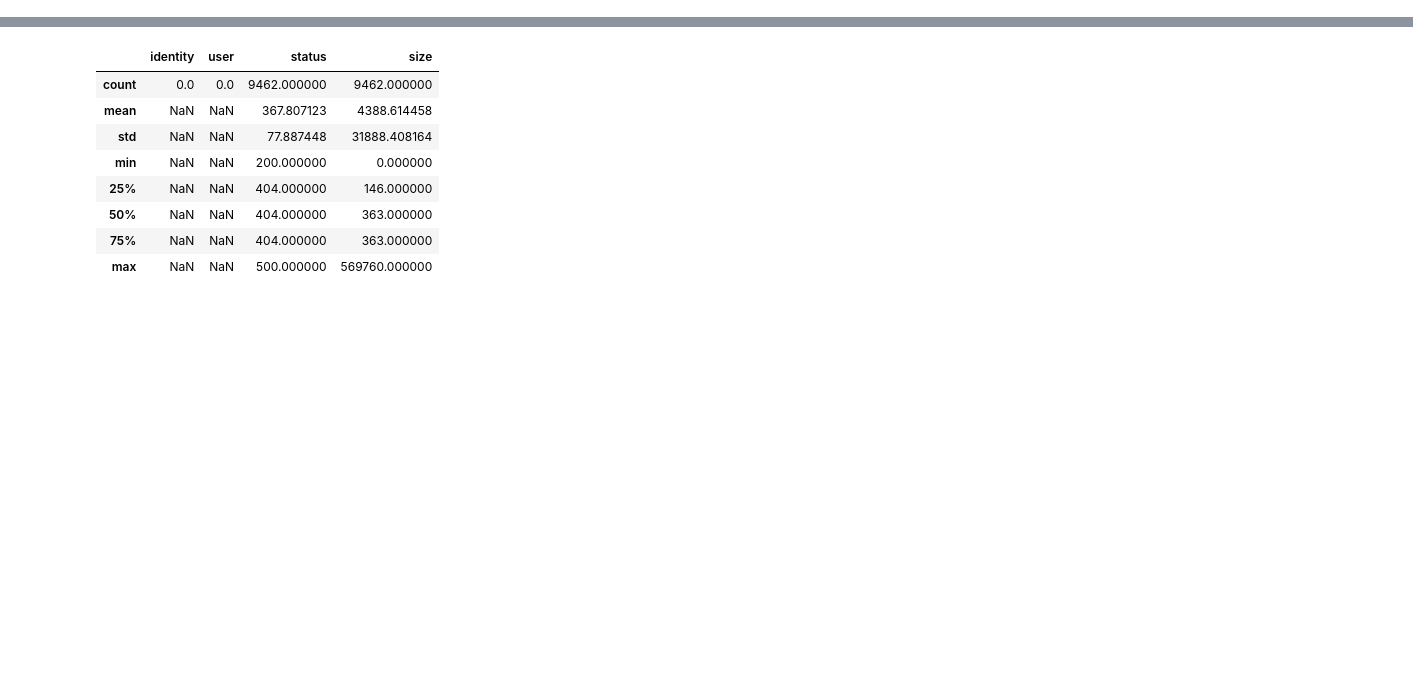
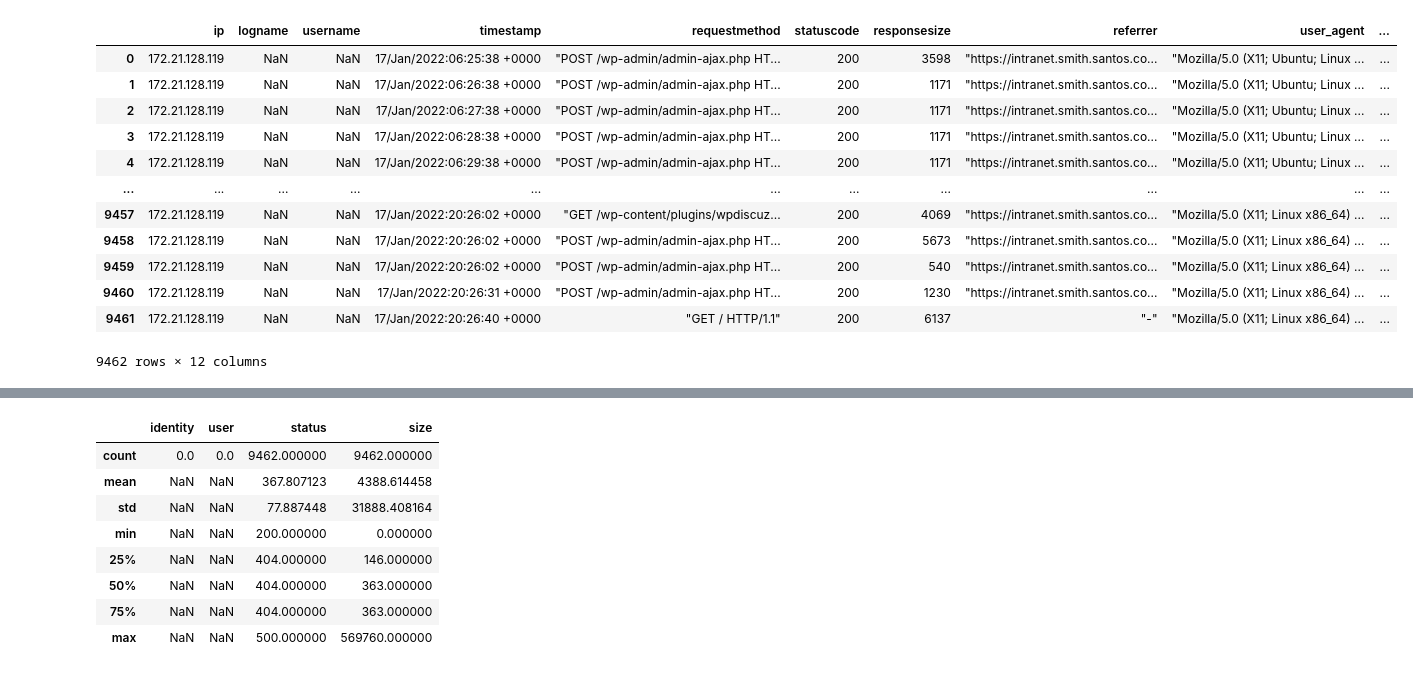
Before and after one commit to SlimTimster/IDSAlertCorrelaction_CySec_MasterThesis, a Jupyter notebook: intranet-access-log_Training.ipynb, the cells around one changed output, grey strips where cells are left out. Drawn from its saved outputs; the diff is of its cells as text; code cells hidden in the pictures; blank space fills up the shorter version.

```diff
--- a/intranet-access-log_Training.ipynb
+++ b/intranet-access-log_Training.ipynb
@@ -6,6 +8,6 @@ from data_helper import load_data, load_true_labels, add_binary_true_labels_to_d
 # PATHS
 
 # 1. santos | intranet_server | apache2 | intranet.smith.santos.com.access.log
-path_santos = "../../AIT_LD-v2/santos"
+path_santos = "../AIT_LD-v2/santos"
 path_log_file = "/gather/intranet_server/logs/apache2/intranet.smith.santos.com-access.log"
 path_true_labels = "/labels/intranet_server/logs/apache2/intranet.smith.santos.com-access.log"
@@ -36,0 +14,27 @@ df_raw.head()
+# %%
+# Define the column names for the log format
+columns = ['ip', 'logname', 'username', 'timestamp', 'requestmethod', 'statuscode', 'responsesize', 'referrer', 'user_agent']
+
+# Read the log file with space as delimiter
+df_raw = pd.read_csv(
+    path_santos + path_log_file,
+    sep=r'\s(?=(?:[^"]*"[^"]*")*[^"]*$)(?![^\[]*\])',
+    engine='python',
+    header=None,
+    names=columns,
+    na_values='-',
+    quoting=3
+)
+
+# Post-process the timestamp and request method columns
+# Remove brackets from timestamp
+df_raw['timestamp'] = df_raw['timestamp'].str.strip('[]')
+
+# Split the request method column (which contains "GET /path HTTP/1.1")
+# Create new columns for method, path, and protocol
+df_raw[['method', 'path', 'protocol']] = df_raw['requestmethod'].str.strip('"').str.split(' ', n=2, expand=True)
+
+# Drop the original requestmethod column
+#df_raw = df_raw.drop('requestmethod', axis=1)
+
+df_raw.head()
@@ -36,0 +67,16 @@ df_raw.head()
+# %%
+df_raw
+# %% [output]
+|  | ip | logname | username | timestamp | requestmethod | statuscode | responsesize | referrer | user_agent | ... |
+| 0 | 172.21.128.119 | NaN | NaN | 17/Jan/2022:06:25:38 +0000 | "POST /wp-admin/admin-ajax.php HT... | 200 | 3598 | "https://intranet.smith.santos.co... | "Mozilla/5.0 (X11; Ubuntu; Linux ... | ... |
+| 1 | 172.21.128.119 | NaN | NaN | 17/Jan/2022:06:26:38 +0000 | "POST /wp-admin/admin-ajax.php HT... | 200 | 1171 | "https://intranet.smith.santos.co... | "Mozilla/5.0 (X11; Ubuntu; Linux ... | ... |
+| 2 | 172.21.128.119 | NaN | NaN | 17/Jan/2022:06:27:38 +0000 | "POST /wp-admin/admin-ajax.php HT... | 200 | 1171 | "https://intranet.smith.santos.co... | "Mozilla/5.0 (X11; Ubuntu; Linux ... | ... |
+| 3 | 172.21.128.119 | NaN | NaN | 17/Jan/2022:06:28:38 +0000 | "POST /wp-admin/admin-ajax.php HT... | 200 | 1171 | "https://intranet.smith.santos.co... | "Mozilla/5.0 (X11; Ubuntu; Linux ... | ... |
+| 4 | 172.21.128.119 | NaN | NaN | 17/Jan/2022:06:29:38 +0000 | "POST /wp-admin/admin-ajax.php HT... | 200 | 1171 | "https://intranet.smith.santos.co... | "Mozilla/5.0 (X11; Ubuntu; Linux ... | ... |
+| ... | ... | ... | ... | ... | ... | ... | ... | ... | ... | ... |
+| 9457 | 172.21.128.119 | NaN | NaN | 17/Jan/2022:20:26:02 +0000 | "GET /wp-content/plugins/wpdiscuz... | 200 | 4069 | "https://intranet.smith.santos.co... | "Mozilla/5.0 (X11; Linux x86_64) ... | ... |
+| 9458 | 172.21.128.119 | NaN | NaN | 17/Jan/2022:20:26:02 +0000 | "POST /wp-admin/admin-ajax.php HT... | 200 | 5673 | "https://intranet.smith.santos.co... | "Mozilla/5.0 (X11; Linux x86_64) ... | ... |
+| 9459 | 172.21.128.119 | NaN | NaN | 17/Jan/2022:20:26:02 +0000 | "POST /wp-admin/admin-ajax.php HT... | 200 | 540 | "https://intranet.smith.santos.co... | "Mozilla/5.0 (X11; Linux x86_64) ... | ... |
+| 9460 | 172.21.128.119 | NaN | NaN | 17/Jan/2022:20:26:31 +0000 | "POST /wp-admin/admin-ajax.php HT... | 200 | 1230 | "https://intranet.smith.santos.co... | "Mozilla/5.0 (X11; Linux x86_64) ... | ... |
+| 9461 | 172.21.128.119 | NaN | NaN | 17/Jan/2022:20:26:40 +0000 | "GET / HTTP/1.1" | 200 | 6137 | "-" | "Mozilla/5.0 (X11; Linux x86_64) ... | ... |
+9462 rows × 12 columns
```
Also changed, not shown: parts of 16 cells of this notebook, 1 other file.
